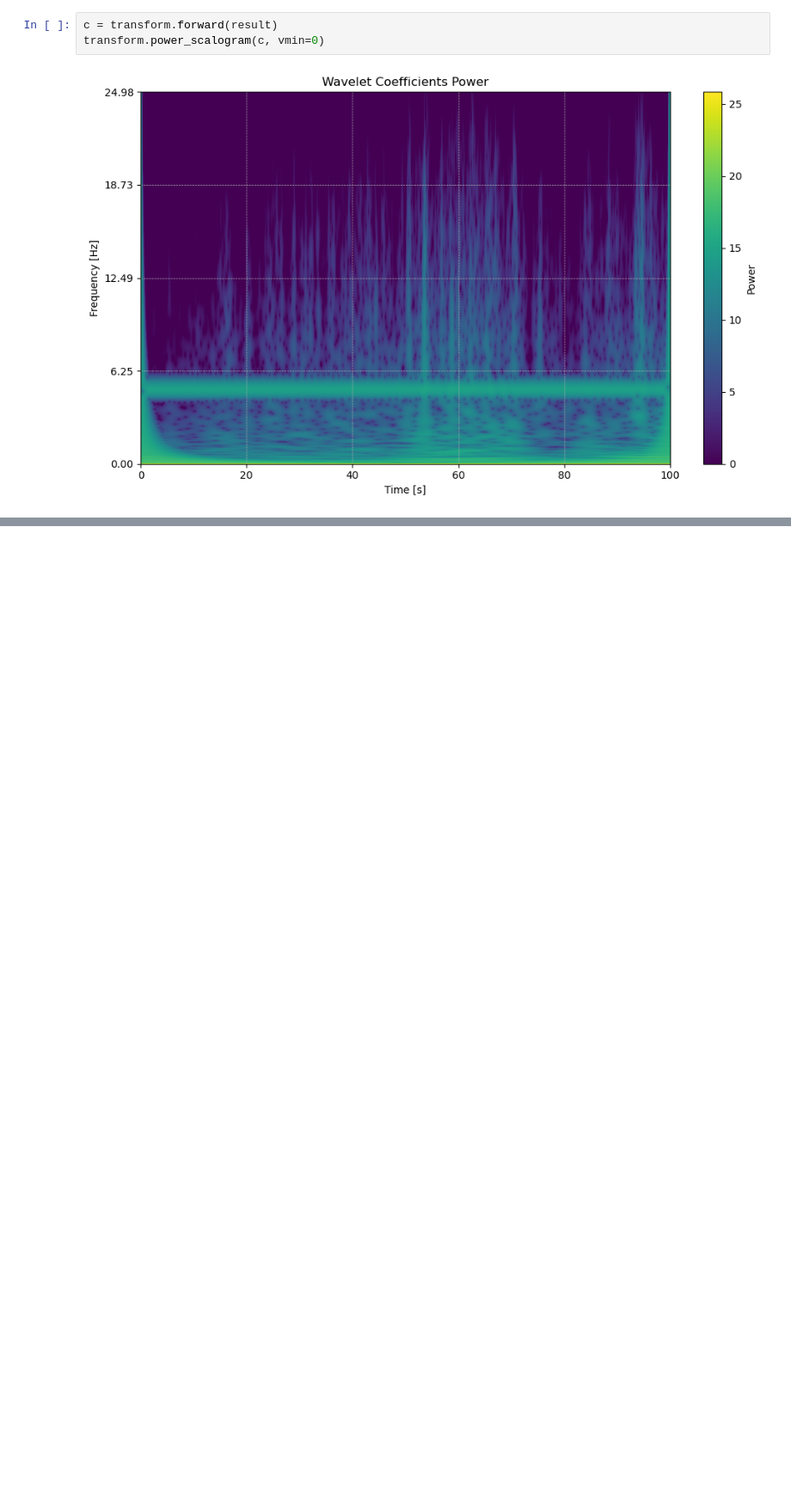
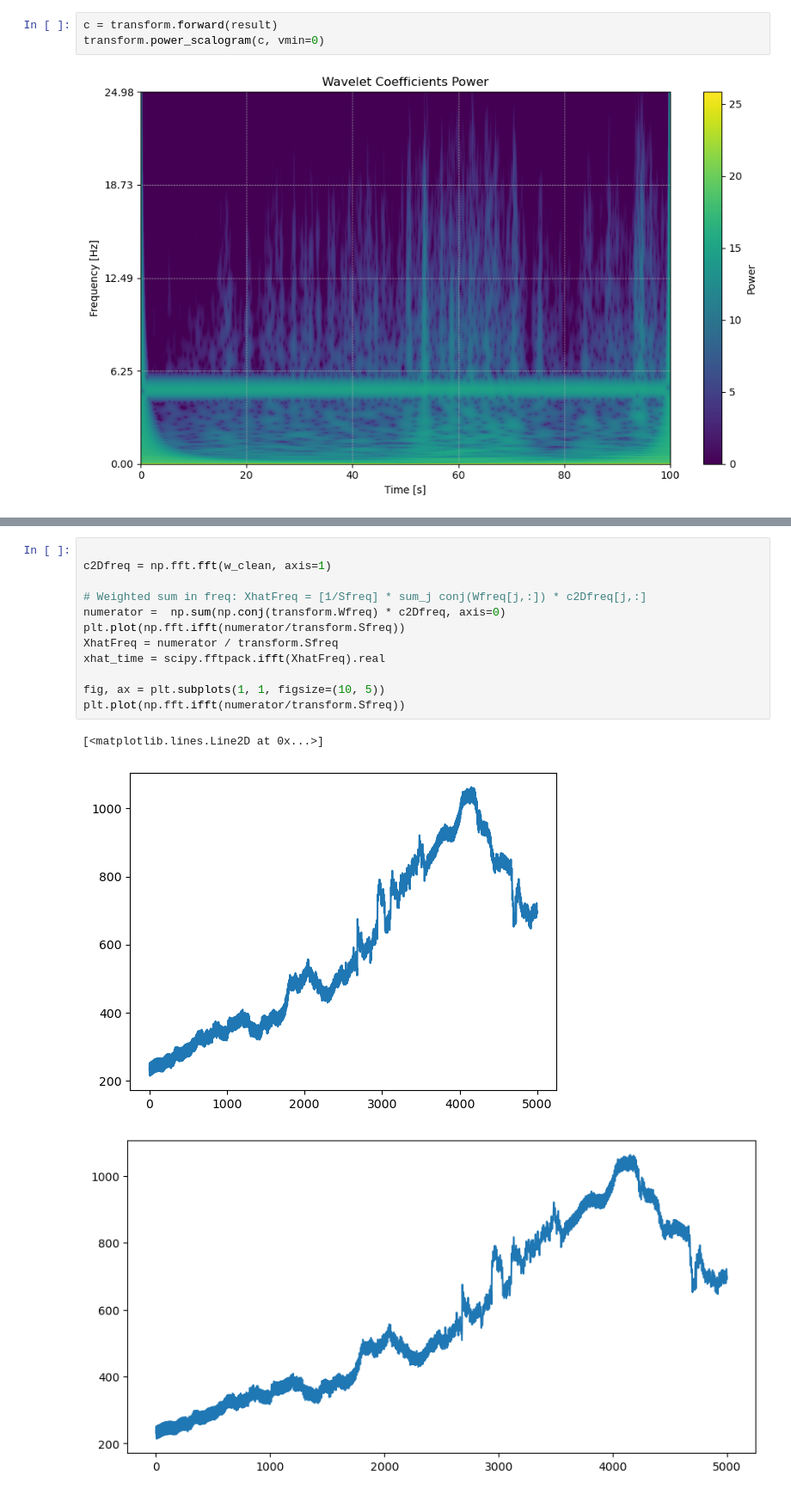
Before and after one commit to aphoffmann/InvertibleWavelets, a Jupyter notebook: WAICUP_TEST.ipynb, the cells around one changed output, grey strips where cells are left out. Shown at 86% size. Cells and saved outputs as stored; diff of their text form; blank space fills up the shorter version.

```diff
--- a/WAICUP_TEST.ipynb
+++ b/WAICUP_TEST.ipynb
@@ -140,0 +127,16 @@ np.log2(5000)
+# %%
+
+c2Dfreq = np.fft.fft(w_clean, axis=1)
+
+# Weighted sum in freq: XhatFreq = [1/Sfreq] * sum_j conj(Wfreq[j,:]) * c2Dfreq[j,:]
+numerator =  np.sum(np.conj(transform.Wfreq) * c2Dfreq, axis=0)
+plt.plot(np.fft.ifft(numerator/transform.Sfreq))
+XhatFreq = numerator / transform.Sfreq
+xhat_time = scipy.fftpack.ifft(XhatFreq).real
+
+fig, ax = plt.subplots(1, 1, figsize=(10, 5))
+plt.plot(np.fft.ifft(numerator/transform.Sfreq))
+# %% [output]
+[<matplotlib.lines.Line2D at 0x...>]
+[figure, added]
+[figure, added]
```
Also changed, not shown: parts of 7 cells of this notebook, 1 other file.
